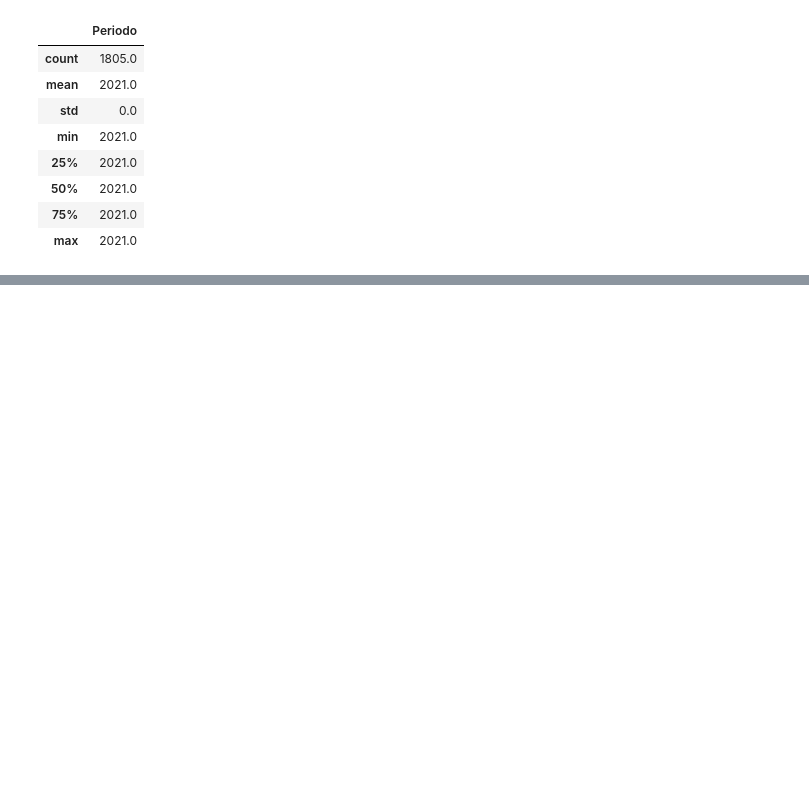
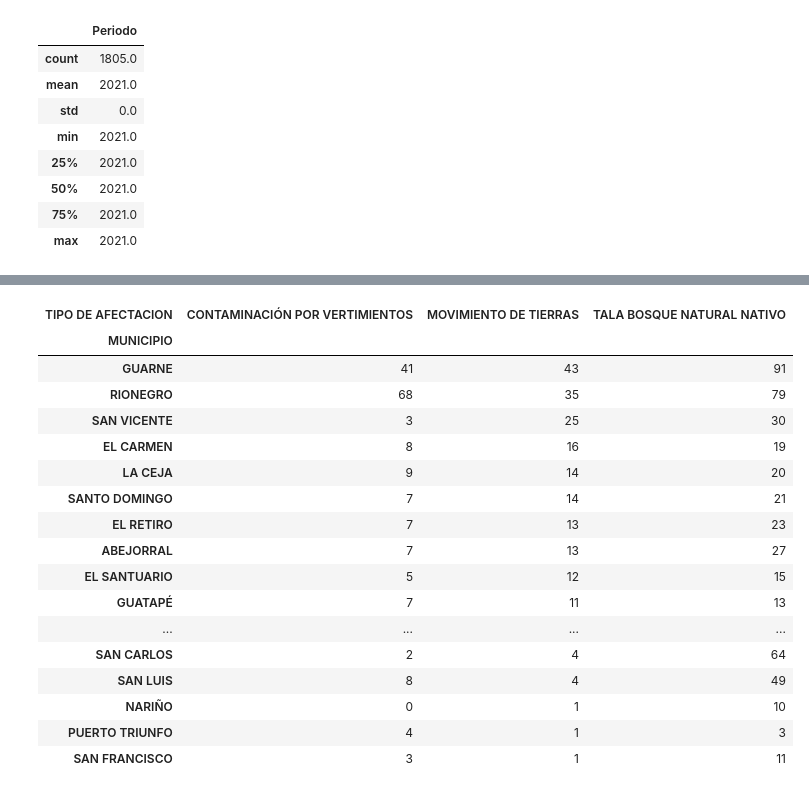
Before and after one commit to asegura4488/CienciaDatos, a Jupyter notebook: Semana4/QuejasAmbientales.ipynb, the cells around one changed output, grey strips where cells are left out. Saved outputs shown, nothing was run; the diff lists cells and outputs as text; code cells hidden in the pictures; blank space fills up the shorter version.

```diff
--- a/Semana4/QuejasAmbientales.ipynb
+++ b/Semana4/QuejasAmbientales.ipynb
@@ -99,0 +145,23 @@ mask3 = data['TIPO DE AFECTACION'] == 'CONTAMINACIÓN POR VERTIMIENTOS'
+# %%
+# Tablas de contingencia (La relación entre al menos dos variables)
+CrossAfectacion = pd.crosstab( data['MUNICIPIO'], data['TIPO DE AFECTACION']  ).sort_values( by='MOVIMIENTO DE TIERRAS', ascending=False )
+CrossAfectacion
+# %% [output]
+| TIPO DE AFECTACION | CONTAMINACIÓN POR VERTIMIENTOS | MOVIMIENTO DE TIERRAS | TALA BOSQUE NATURAL NATIVO |
+| MUNICIPIO |  |  |  |
+| GUARNE | 41 | 43 | 91 |
+| RIONEGRO | 68 | 35 | 79 |
+| SAN VICENTE | 3 | 25 | 30 |
+| EL CARMEN | 8 | 16 | 19 |
+| LA CEJA | 9 | 14 | 20 |
+| SANTO DOMINGO | 7 | 14 | 21 |
+| EL RETIRO | 7 | 13 | 23 |
+| ABEJORRAL | 7 | 13 | 27 |
+| EL SANTUARIO | 5 | 12 | 15 |
+| GUATAPÉ | 7 | 11 | 13 |
+| ... | ... | ... | ... |
+| SAN CARLOS | 2 | 4 | 64 |
+| SAN LUIS | 8 | 4 | 49 |
+| NARIÑO | 0 | 1 | 10 |
+| PUERTO TRIUNFO | 4 | 1 | 3 |
+| SAN FRANCISCO | 3 | 1 | 11 |
```
Also changed, not shown: parts of 7 cells of this notebook.
